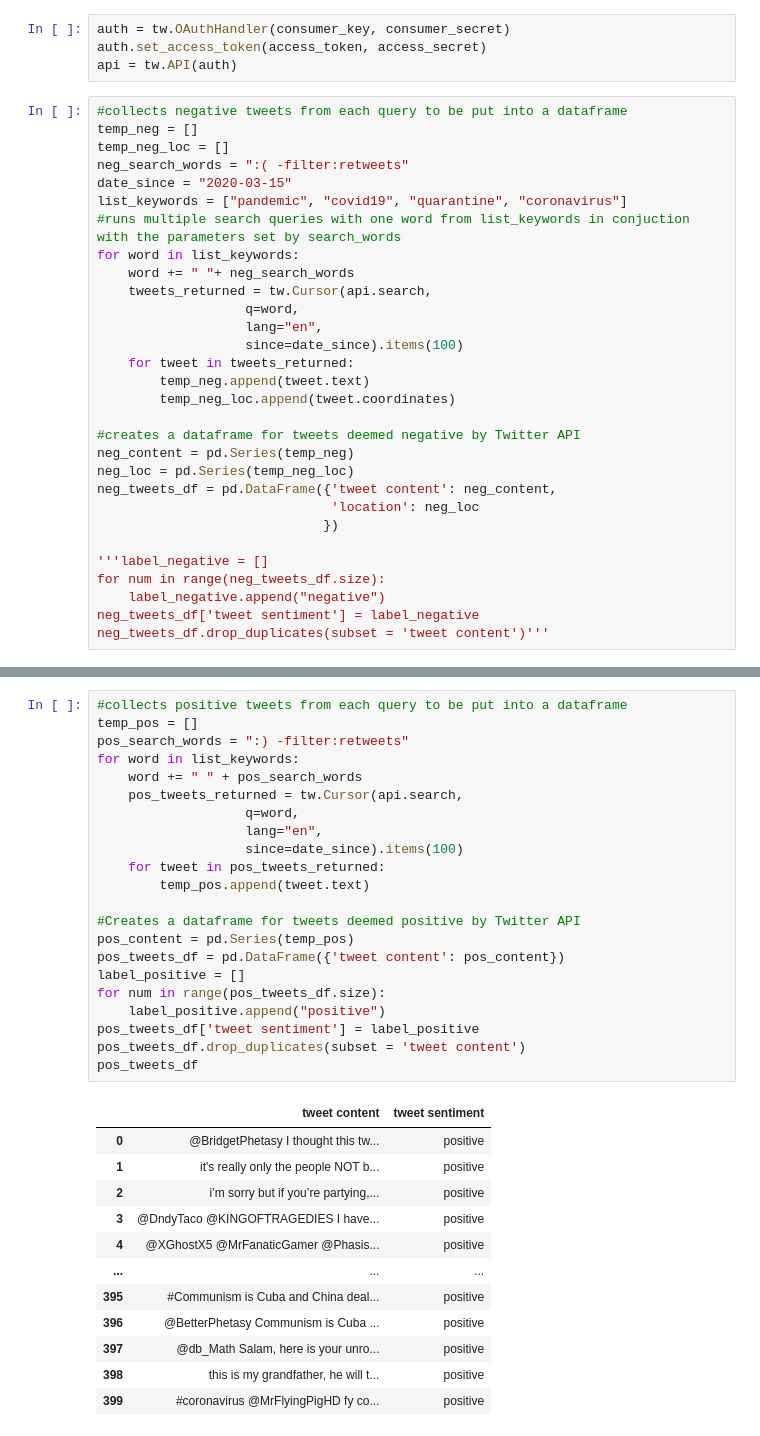
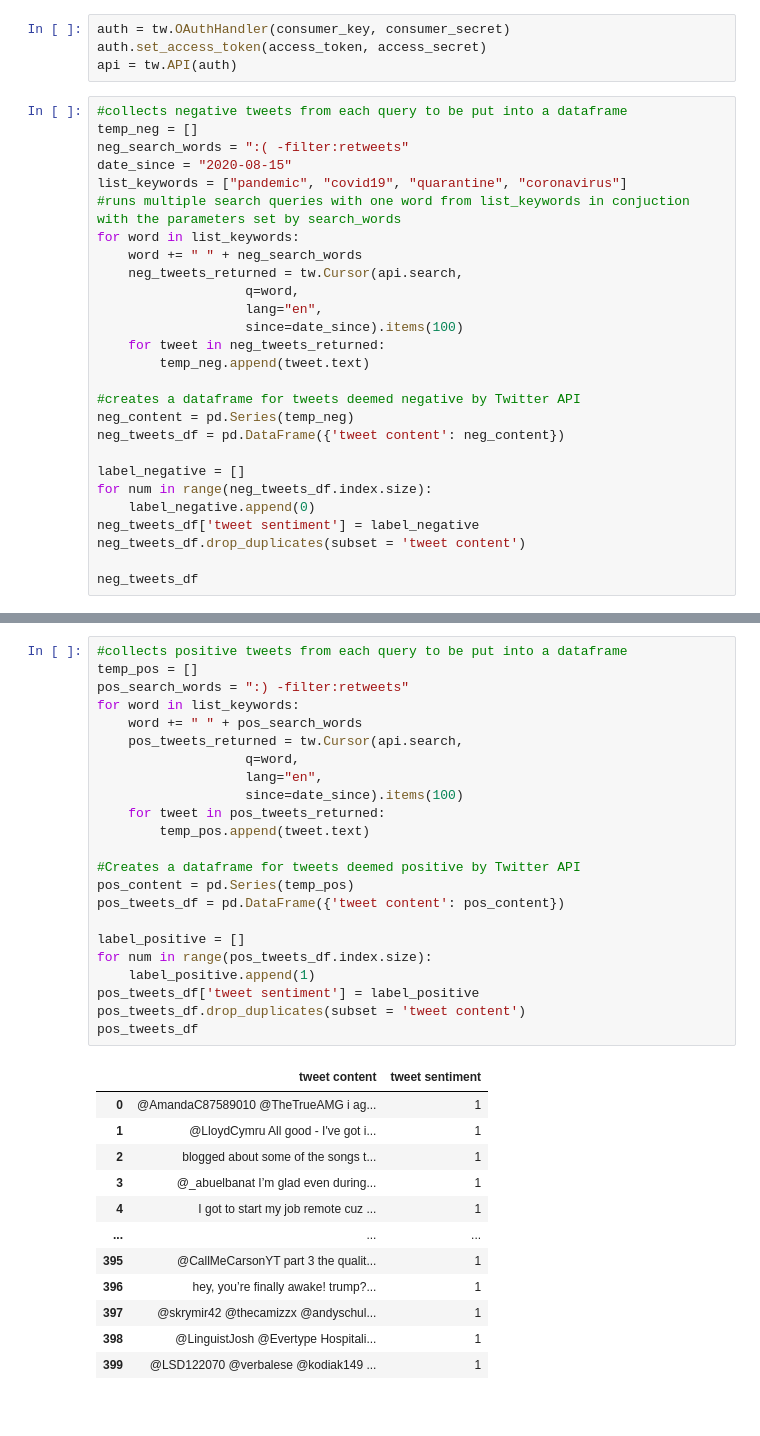
Before and after one commit to Jenelle-Truong/Sentiment-Analysis-of-Tweets, a Jupyter notebook: Twitter Data Collector.ipynb, the cells around one changed output, grey strips where cells are left out. Drawn from its saved outputs; the diff is of its cells as text.

```diff
--- a/Twitter Data Collector.ipynb
+++ b/Twitter Data Collector.ipynb
@@ -240,31 +357,28 @@ api = tw.API(auth)
 # %%
 #collects negative tweets from each query to be put into a dataframe
 temp_neg = []
-temp_neg_loc = []
 neg_search_words = ":( -filter:retweets"
-date_since = "2020-03-15"
+date_since = "2020-08-15"
 list_keywords = ["pandemic", "covid19", "quarantine", "coronavirus"]
 #runs multiple search queries with one word from list_keywords in conjuction with the parameters set by search_words
 for word in list_keywords:
-    word += " "+ neg_search_words
-    tweets_returned = tw.Cursor(api.search,
+    word += " " + neg_search_words
+    neg_tweets_returned = tw.Cursor(api.search,
                    q=word,
                    lang="en",
                    since=date_since).items(100)
-    for tweet in tweets_returned:
+    for tweet in neg_tweets_returned:
         temp_neg.append(tweet.text)
-        temp_neg_loc.append(tweet.coordinates)
 
 #creates a dataframe for tweets deemed negative by Twitter API
 neg_content = pd.Series(temp_neg)
-neg_loc = pd.Series(temp_neg_loc)
-neg_tweets_df = pd.DataFrame({'tweet content': neg_content,
-                              'location': neg_loc
-                             })
+neg_tweets_df = pd.DataFrame({'tweet content': neg_content})
 
-'''label_negative = []
-for num in range(neg_tweets_df.size):
-    label_negative.append("negative")
+label_negative = []
+for num in range(neg_tweets_df.index.size):
+    label_negative.append(0)
 neg_tweets_df['tweet sentiment'] = label_negative
-neg_tweets_df.drop_duplicates(subset = 'tweet content')'''
+neg_tweets_df.drop_duplicates(subset = 'tweet content')
+
+neg_tweets_df
 # %% [output]
@@ -291,36 +400,37 @@ neg_tweets_df
 # %%
 #collects positive tweets from each query to be put into a dataframe
 temp_pos = []
 pos_search_words = ":) -filter:retweets"
 for word in list_keywords:
     word += " " + pos_search_words
     pos_tweets_returned = tw.Cursor(api.search,
                    q=word,
                    lang="en",
                    since=date_since).items(100)
     for tweet in pos_tweets_returned:
         temp_pos.append(tweet.text)
 
 #Creates a dataframe for tweets deemed positive by Twitter API
 pos_content = pd.Series(temp_pos)
 pos_tweets_df = pd.DataFrame({'tweet content': pos_content})
+
 label_positive = []
-for num in range(pos_tweets_df.size):
-    label_positive.append("positive")
+for num in range(pos_tweets_df.index.size):
+    label_positive.append(1)
 pos_tweets_df['tweet sentiment'] = label_positive
 pos_tweets_df.drop_duplicates(subset = 'tweet content')
 pos_tweets_df
 # %% [output]
 |  | tweet content | tweet sentiment |
-| 0 | @BridgetPhetasy I thought this tw... | positive |
-| 1 | it's really only the people NOT b... | positive |
-| 2 | i’m sorry but if you’re partying,... | positive |
-| 3 | @DndyTaco @KINGOFTRAGEDIES I have... | positive |
-| 4 | @XGhostX5 @MrFanaticGamer @Phasis... | positive |
+| 0 | @AmandaC87589010 @TheTrueAMG i ag... | 1 |
+| 1 | @LloydCymru All good - I've got i... | 1 |
+| 2 | blogged about some of the songs t... | 1 |
+| 3 | @_abuelbanat I’m glad even during... | 1 |
+| 4 | I got to start my job remote cuz ... | 1 |
 | ... | ... | ... |
-| 395 | #Communism is Cuba and China deal... | positive |
-| 396 | @BetterPhetasy Communism is Cuba ... | positive |
-| 397 | @db_Math Salam, here is your unro... | positive |
-| 398 | this is my grandfather, he will t... | positive |
-| 399 | #coronavirus @MrFlyingPigHD fy co... | positive |
+| 395 | @CallMeCarsonYT part 3 the qualit... | 1 |
+| 396 | hey, you’re finally awake! trump?... | 1 |
+| 397 | @skrymir42 @thecamizzx @andyschul... | 1 |
+| 398 | @LinguistJosh @Evertype Hospitali... | 1 |
+| 399 | @LSD122070 @verbalese @kodiak149 ... | 1 |
 400 rows × 2 columns
```
Also changed, not shown: parts of 23 cells of this notebook.
